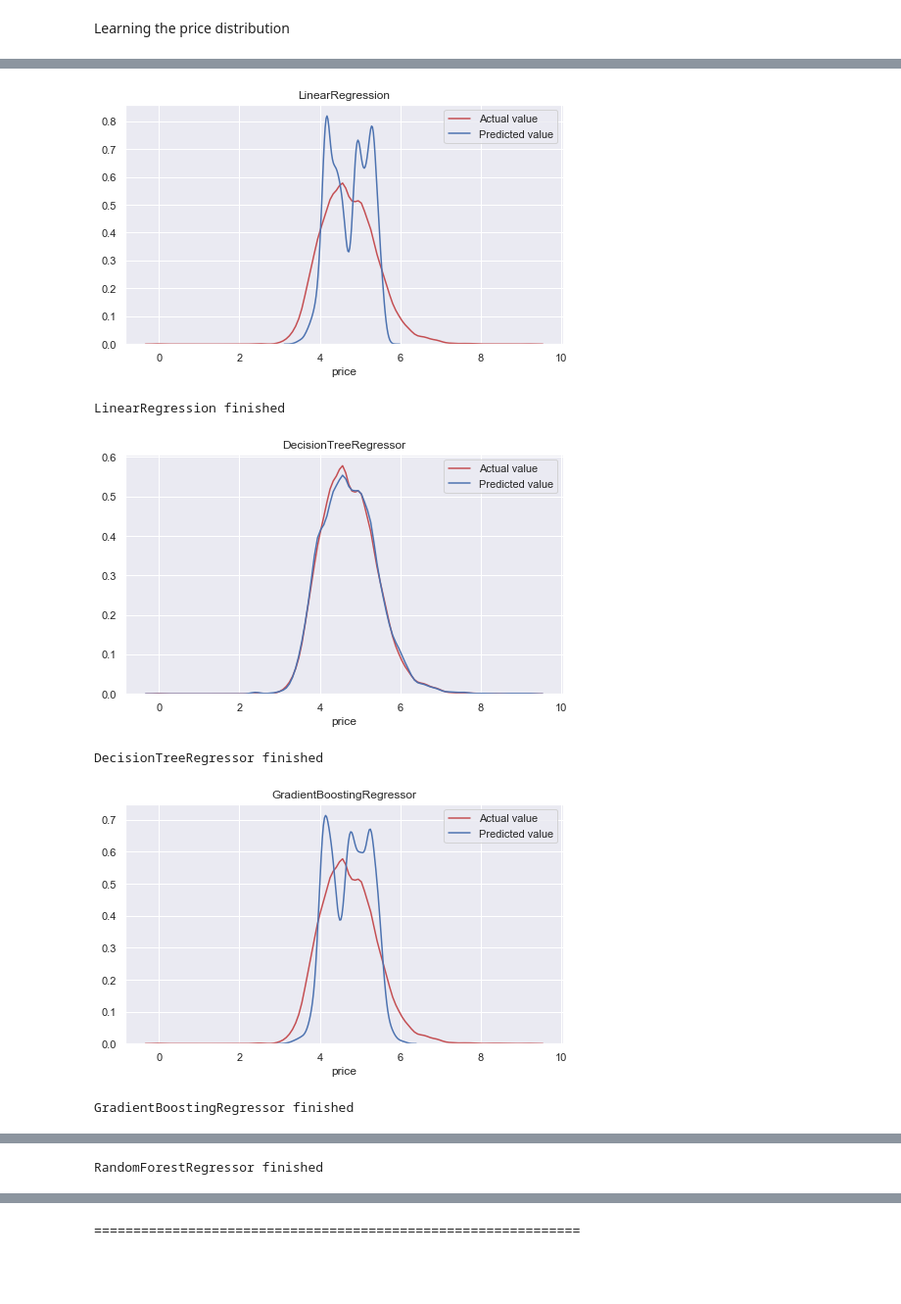
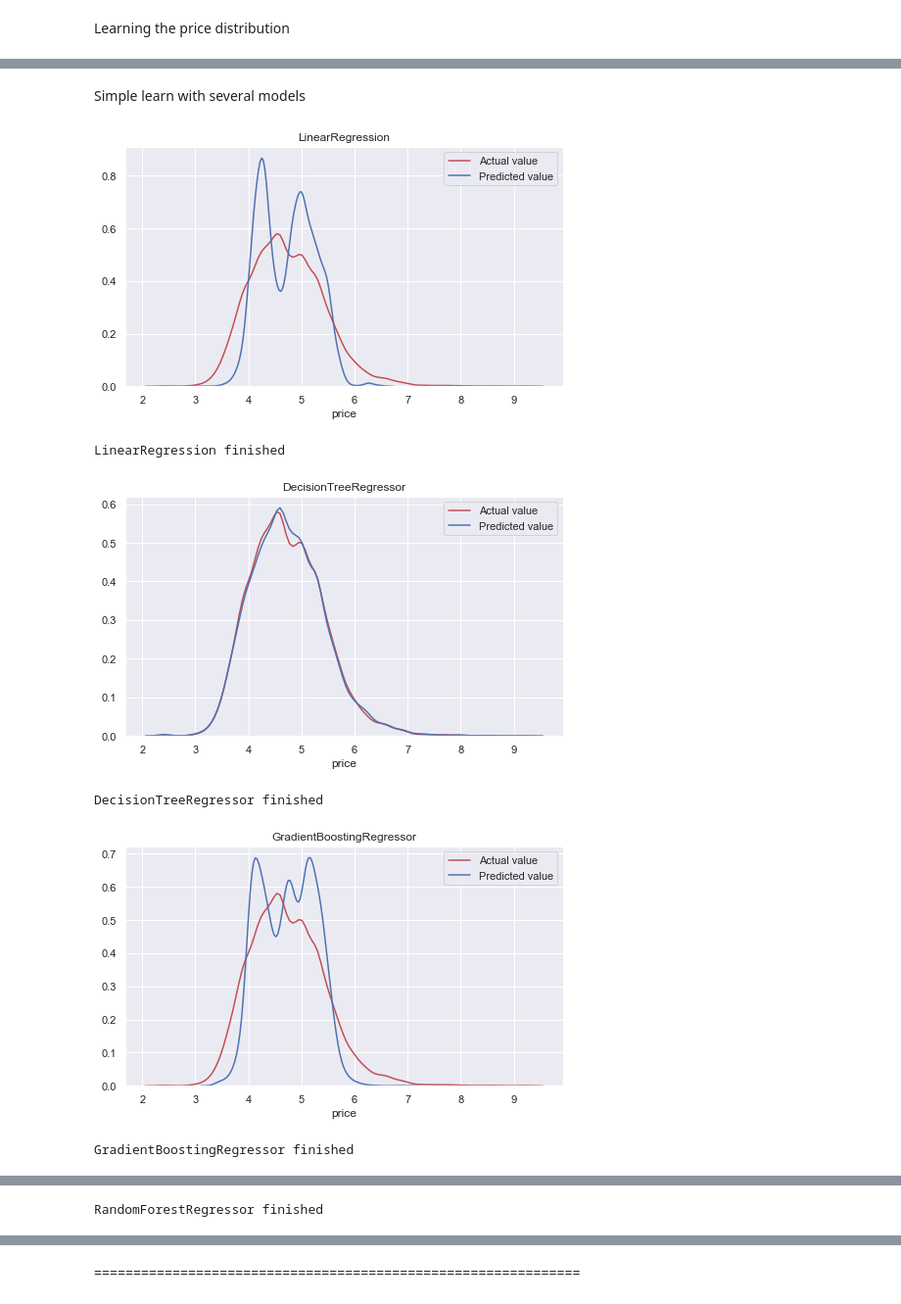
Before and after one commit to aleksanp/airbnb-prices, a Jupyter notebook: airbnb_learning.ipynb, the cells around one changed output, grey strips where cells are left out. Shown at 98% size. Cells and saved outputs as stored; diff of their text form; code cells hidden in the pictures; blank space fills up the shorter version.

```diff
--- a/airbnb_learning.ipynb
+++ b/airbnb_learning.ipynb
@@ -196,0 +184,2 @@ Price 0 and minimum_nights 1250 look strange
+# %%
+airbnb_data = airbnb_data[airbnb_data.price != 0]
@@ -676,0 +543,11 @@ num_x_train_scaled.head()
+# %%
+# cat_cols = ['neighbourhood']
+cat_cols = []
+
+count_enc = CountEncoder(cols=cat_cols, normalize=True, handle_unknown=0)
+count_enc.fit(x_train[cat_cols], y_train)
+
+ce_cols_train = count_enc.transform(x_train[cat_cols])
+ce_cols_test = count_enc.transform(x_test[cat_cols])
+
+ce_cols_train.head()
@@ -677,5 +572,16 @@ num_x_train_scaled.head()
 # %%
-# x_train_choosen = pd.concat((num_x_train_scaled, oh_cols_train, le_cols_train),
-#                            axis=1)
-# x_test_choosen = pd.concat((num_x_test_scaled, oh_cols_test, le_cols_test),
-#                            axis=1)
+x_train_encoded = pd.concat((
+    num_x_train_scaled[['latitude', 'longitude', 'availability_365']],
+    num_x_train_norm[['number_of_reviews', 'minimum_nights',
+                      'reviews_per_month','calculated_host_listings_count']],
+    oh_cols_train,
+    ce_cols_train,
+    te_cols_train), axis=1)
+
+x_test_encoded = pd.concat((
+    num_x_test_scaled[['latitude', 'longitude', 'availability_365']],
+    num_x_test_norm[['number_of_reviews', 'minimum_nights',
+                     'reviews_per_month', 'calculated_host_listings_count']],
+    oh_cols_test,
+    ce_cols_test,
+    te_cols_test), axis=1)
@@ -733,12 +637,23 @@ x_train_choosen.head()
+# %% [markdown]
+Simple learn with several models
+# %%
+x_train_choosen = x_train_encoded
+x_test_choosen = x_test_encoded
+
+y_train_choosen = y_train_norm
+y_test_choosen = y_test_norm
 # %%
 list_of_models = [LinearRegression, DecisionTreeRegressor,
                   GradientBoostingRegressor, RandomForestRegressor]
+
 df_scores = compare_models(x_train_choosen, y_train_choosen,
-                           x_test_choosen, y_test_choosen, models=list_of_models)
+                           x_test_choosen, y_test_choosen,
+                           models=list_of_models)
+df_scores
 # %% [output]
-[figure, old version]
+[figure, new version]
 LinearRegression finished
-[figure, old version]
+[figure, new version]
 DecisionTreeRegressor finished
-[figure, old version]
+[figure, new version]
 GradientBoostingRegressor finished
```
Also changed, not shown: parts of 132 cells of this notebook.
